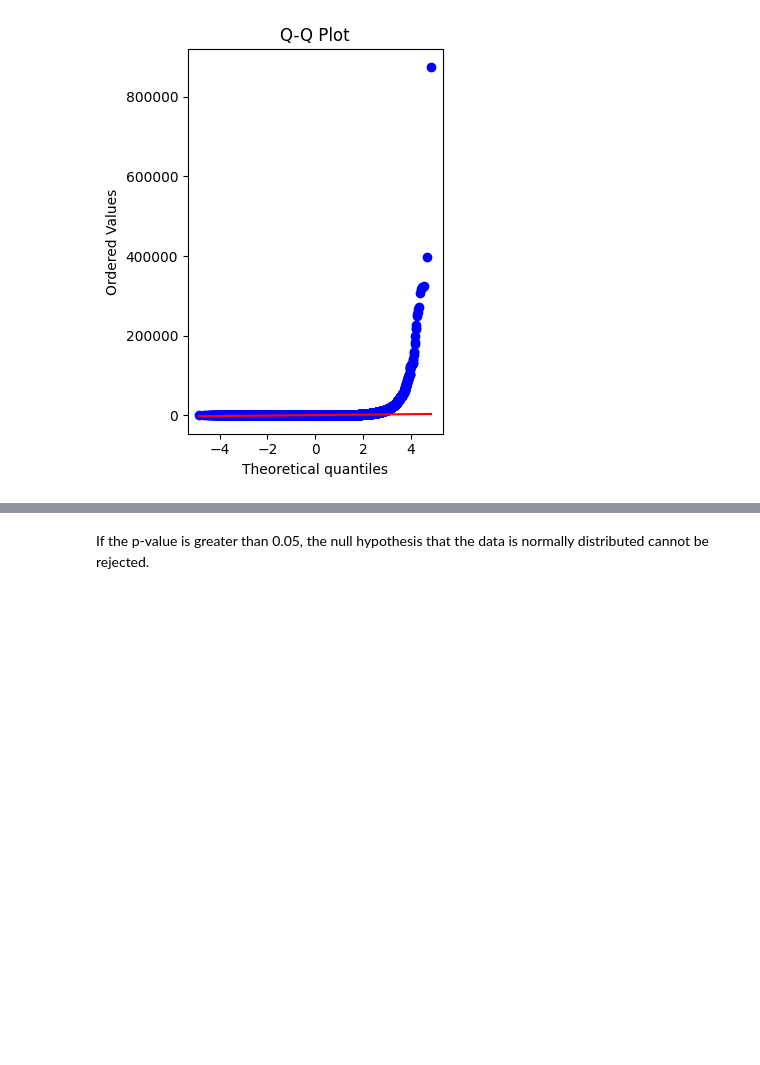
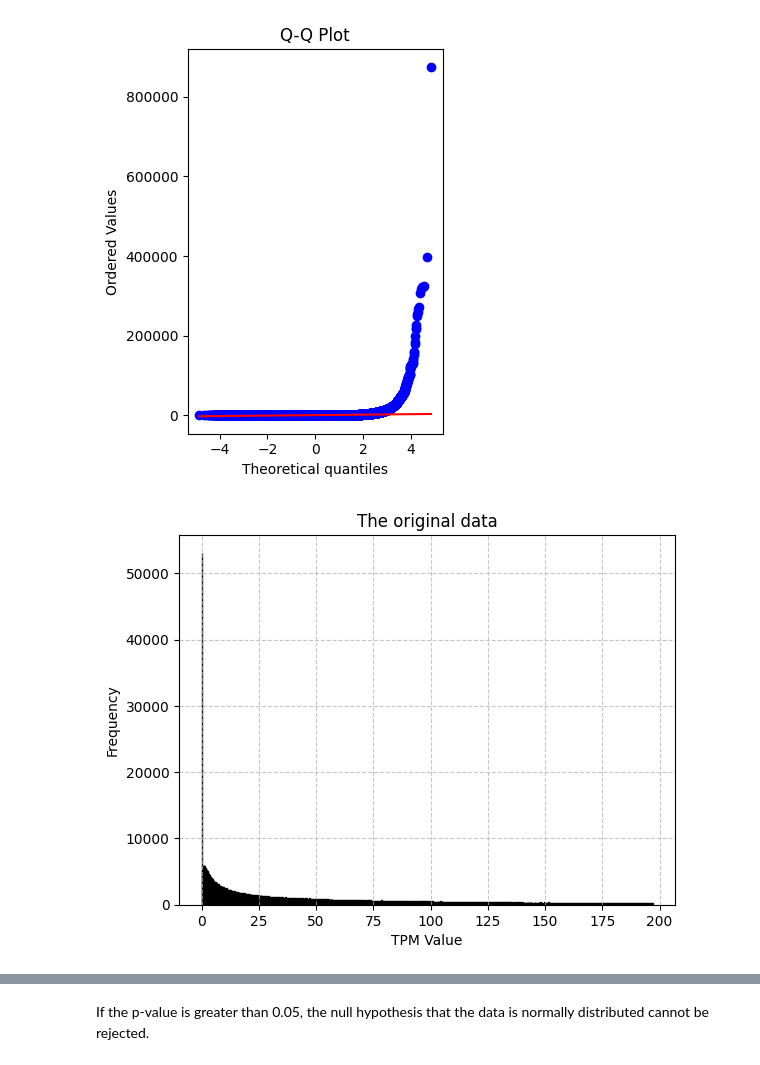
Before and after one commit to memetc/ML4RG_Group1, a Jupyter notebook: data_preparation.ipynb, the cells around one changed output, grey strips where cells are left out. Drawn from its saved outputs; the diff is of its cells as text; code cells hidden in the pictures; blank space fills up the shorter version.

Commit message:
add histograms

```diff
--- a/data_preparation.ipynb
+++ b/data_preparation.ipynb
@@ -241,3 +271,20 @@ plt.tight_layout()
 plt.show()
 # %% [output]
 [figure]
+# %%
+def plot_histogram(y, title, bins=1000):
+    plt.hist(y, bins=bins, color='skyblue', edgecolor='black')
+
+    # Add titles and labels
+    plt.title(title)
+    plt.xlabel('TPM Value')
+    plt.ylabel('Frequency')
+    plt.grid(True, linestyle='--', alpha=0.7)
+    plt.show()
+# %%
+percent = 75
+title = 'The original data'
+y = mean_df[mean_df['mean_tpm'] < np.percentile(mean_df['mean_tpm'].to_numpy(), percent)]['mean_tpm'].to_numpy()
+plot_histogram(y, title)
+# %% [output]
+[figure, added]
```
Also changed, not shown: parts of 6 cells of this notebook.
